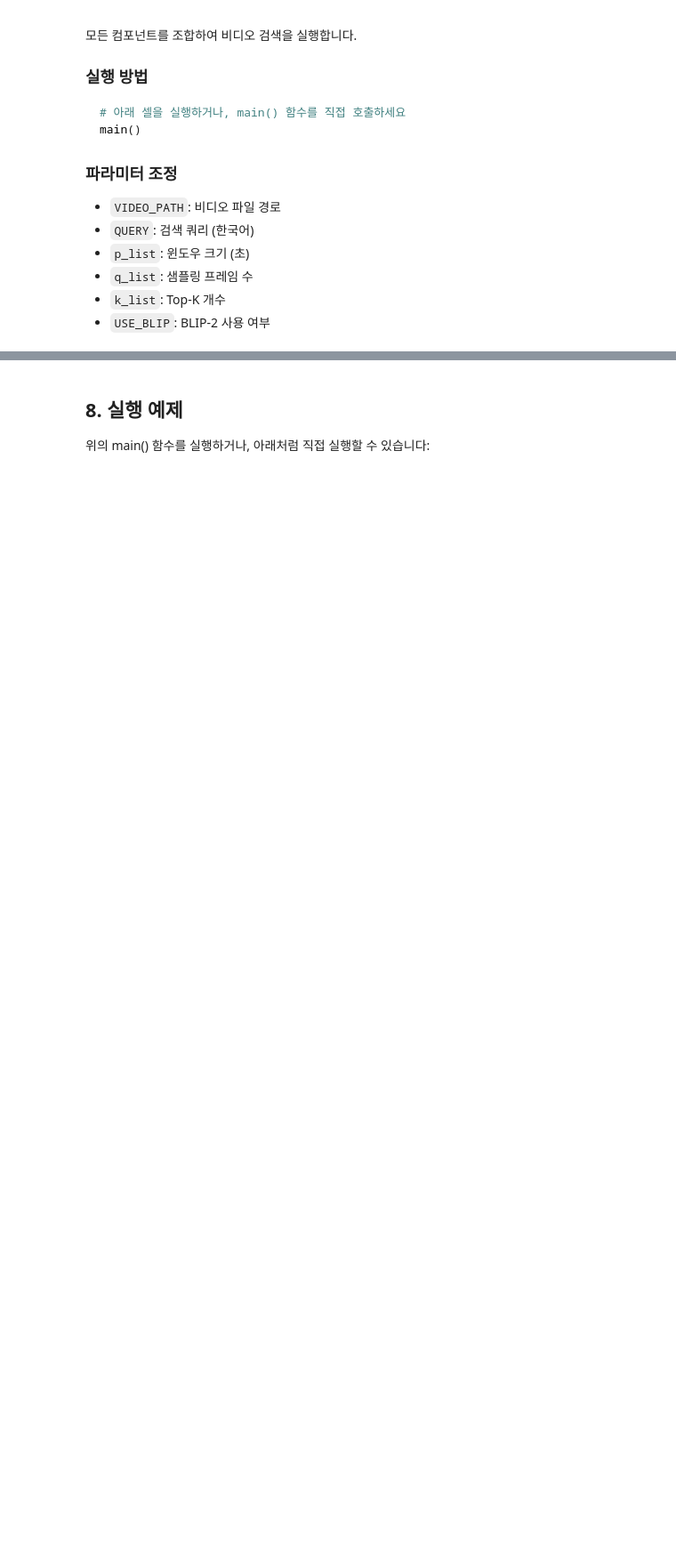
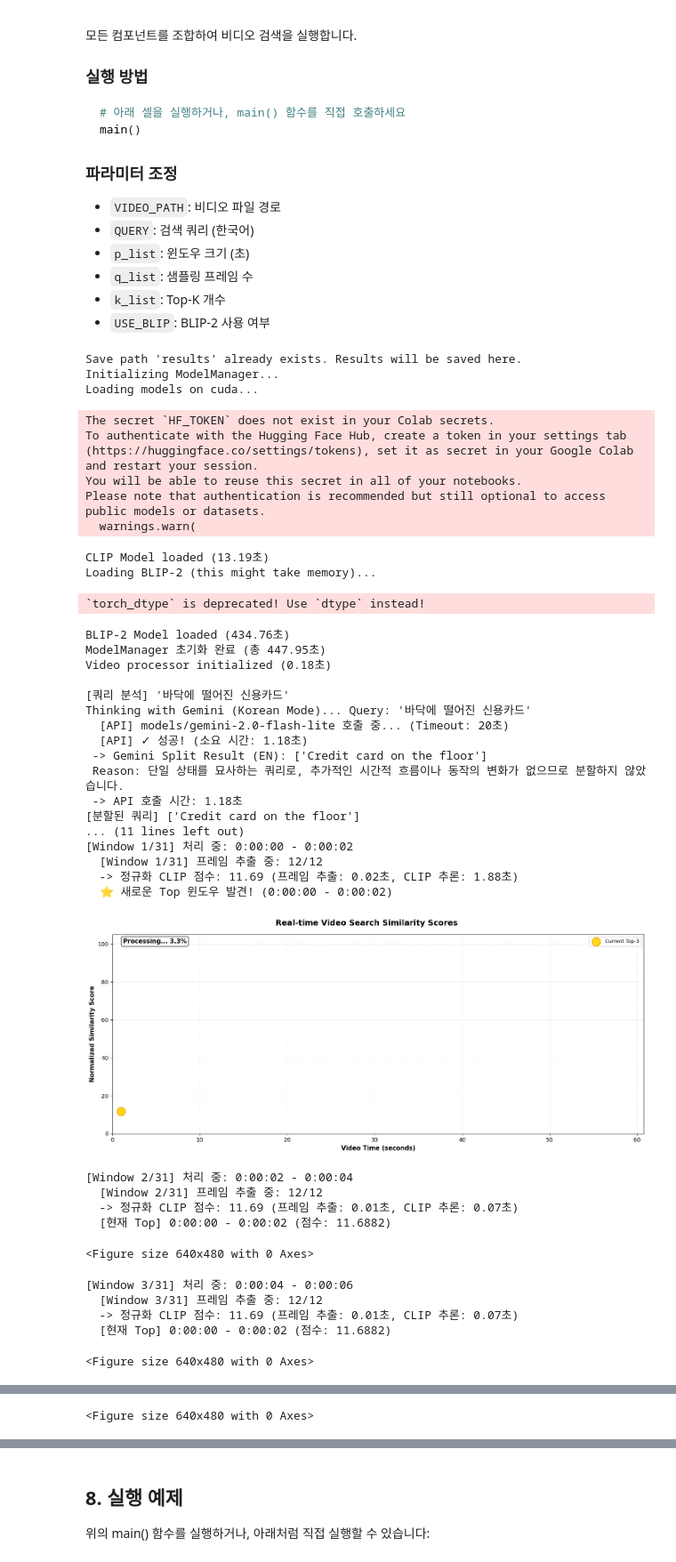
Before and after one commit to Dindb-dong/YAI_17_Winter_Project, a Jupyter notebook: video_search_notebook.ipynb, the cells around one changed output, grey strips where cells are left out. Shown at 89% size. Saved outputs shown, nothing was run; the diff lists cells and outputs as text; code cells hidden in the pictures; blank space fills up the shorter version.

```diff
--- a/video_search_notebook.ipynb
+++ b/video_search_notebook.ipynb
@@ -73,10 +76,15 @@ Gemini API 클라이언트를 초기화하고, CLIP 및 BLIP-2 모델을 관리
 # Gemini API 설정 (AdaptiveSearchEngine 내부 혹은 외부에 선언)
 # ==========================================
 # .env 파일 로드
-load_dotenv()
+# load_dotenv()
 
 # API 키는 환경변수
-GEMINI_API_KEY = os.getenv("GEMINI_API_KEY")
+# GEMINI_API_KEY = os.getenv("GEMINI_API_KEY")
+
+# 코랩 환경에서는 로딩이 다름
+# 좌측 패널 열쇠 모양 클릭 -> 새 보안 비밀 추가 -> 이름: GEMINI_API_KEY, 값: 실제 API 키값 따옴표 없이 그대로.
+from google.colab import userdata
+GEMINI_API_KEY = userdata.get('GEMINI_API_KEY')
 client = genai.Client(api_key=GEMINI_API_KEY, http_options=genai.types.HttpOptions(api_version="v1"))
 if client is not None:
     print("Gemini Client initialized successfully")
@@ -122,7 +130,7 @@ class ModelManager:
                 "Salesforce/blip2-opt-2.7b",
                 use_fast=True)
             self.blip_model = Blip2ForConditionalGeneration.from_pretrained(
-                "Salesforce/blip2-opt-2.7b", torch_dtype=torch.float16
+                "Salesforce/blip2-opt-2.7b", dtype=torch.float16
             ).to(self.device)
             self.blip_model.eval()
             blip_time = time.time() - blip_start
@@ -913,7 +930,7 @@ def main():
     p_list = [2.0, 4.0]      # 윈도우 크기 (초)
     q_list = [12, 24, 48]         # 샘플링 프레임 수
     k_list = [3, 5]          # Top-K 개수
-    USE_BLIP = False         # BLIP-2 사용 여부 (메모리 주의)
+    USE_BLIP = True         # BLIP-2 사용 여부 (메모리 주의)
     WEIGHT_CLIP = 0.7
     WEIGHT_SEMANTIC = 0.3
     USE_LOOP = False         # 반복 실행 여부
@@ -1094,30 +1111,70 @@ def main():
         with open(os.path.join(SAVE_PATH, whole_score_filename), "w", encoding='utf-8') as f:
             json.dump(whole_score_data, f, indent=4, ensure_ascii=False)
 
         print(f"\n{'='*60}")
         print(f"[검색 완료] 결과가 {filename}에 저장되었습니다.")
         print(f"[상세 점수 저장 완료] {whole_score_filename}")
         print(f"  -> 총 {len(all_windows_data)}개 윈도우의 상세 점수 저장됨")
         if viz_filename:
             print(f"[시각화 저장 완료] {viz_filename}")
         print(f"{'='*60}")
         print(f"\n📊 [전체 실행 시간 분석]")
         print(f"{'='*60}")
         print(f"  ⏱️  총 실행 시간: {total_elapsed_time:.2f}초")
         print(f"\n  🔧 초기화 단계:")
         print(f"     - ModelManager 초기화: {model_manager.init_time:.2f}초")
         print(f"       ├─ CLIP 로드: {model_manager.clip_load_time:.2f}초")
         print(f"       └─ BLIP-2 로드: {model_manager.blip_load_time:.2f}초")
         print(f"     - VideoProcessor 초기화: {video_processor.init_time:.2f}초")
         print(f"     - 전체 초기화: {total_init_time:.2f}초")
         print(f"\n  🔍 검색 단계:")
         print(f"     - API 호출 (쿼리 분석): {engine.timing_info['api_call_time']:.2f}초")
         print(f"     - 프레임 추출: {engine.timing_info['frame_extraction_time']:.2f}초")
         print(f"     - CLIP 추론: {engine.timing_info['clip_inference_time']:.2f}초")
         if USE_BLIP:
             print(f"     - BLIP-2 추론: {engine.timing_info['blip_inference_time']:.2f}초")
         print(f"     - 전체 검색: {engine.timing_info['total_search_time']:.2f}초")
         print(f"{'='*60}\n")
 
 if __name__ == "__main__":
     main()
+# %% [output]
+Save path 'results' already exists. Results will be saved here.
+Initializing ModelManager...
+Loading models on cuda...
+The secret `HF_TOKEN` does not exist in your Colab secrets.
+To authenticate with the Hugging Face Hub, create a token in your settings tab (https://huggingface.co/settings/tokens), set it as secret in your Google Colab and restart your session.
+You will be able to reuse this secret in all of your notebooks.
+Please note that authentication is recommended but still optional to access public models or datasets.
+  warnings.warn(
+CLIP Model loaded (13.19초)
+Loading BLIP-2 (this might take memory)...
+`torch_dtype` is deprecated! Use `dtype` instead!
+BLIP-2 Model loaded (434.76초)
+ModelManager 초기화 완료 (총 447.95초)
+Video processor initialized (0.18초)
+
+[쿼리 분석] '바닥에 떨어진 신용카드'
+Thinking with Gemini (Korean Mode)... Query: '바닥에 떨어진 신용카드'
+  [API] models/gemini-2.0-flash-lite 호출 중... (Timeout: 20초)
+  [API] ✓ 성공! (소요 시간: 1.18초)
+ -> Gemini Split Result (EN): ['Credit card on the floor']
+ Reason: 단일 상태를 묘사하는 쿼리로, 추가적인 시간적 흐름이나 동작의 변화가 없으므로 분할하지 않았습니다.
+ -> API 호출 시간: 1.18초
+[분할된 쿼리] ['Credit card on the floor']
+... (11 lines left out)
+[Window 1/31] 처리 중: 0:00:00 - 0:00:02
+  [Window 1/31] 프레임 추출 중: 12/12
+  -> 정규화 CLIP 점수: 11.69 (프레임 추출: 0.02초, CLIP 추론: 1.88초)
+  ⭐ 새로운 Top 윈도우 발견! (0:00:00 - 0:00:02)
+[figure, added]
+[Window 2/31] 처리 중: 0:00:02 - 0:00:04
+  [Window 2/31] 프레임 추출 중: 12/12
+  -> 정규화 CLIP 점수: 11.69 (프레임 추출: 0.01초, CLIP 추론: 0.07초)
+  [현재 Top] 0:00:00 - 0:00:02 (점수: 11.6882)
+<Figure size 640x480 with 0 Axes>
+[Window 3/31] 처리 중: 0:00:04 - 0:00:06
+  [Window 3/31] 프레임 추출 중: 12/12
+  -> 정규화 CLIP 점수: 11.69 (프레임 추출: 0.01초, CLIP 추론: 0.07초)
+  [현재 Top] 0:00:00 - 0:00:02 (점수: 11.6882)
+<Figure size 640x480 with 0 Axes>
@@ -1123,0 +1185 @@ if __name__ == "__main__":
+<Figure size 640x480 with 0 Axes>
```
Also changed, not shown: parts of 7 cells of this notebook.
